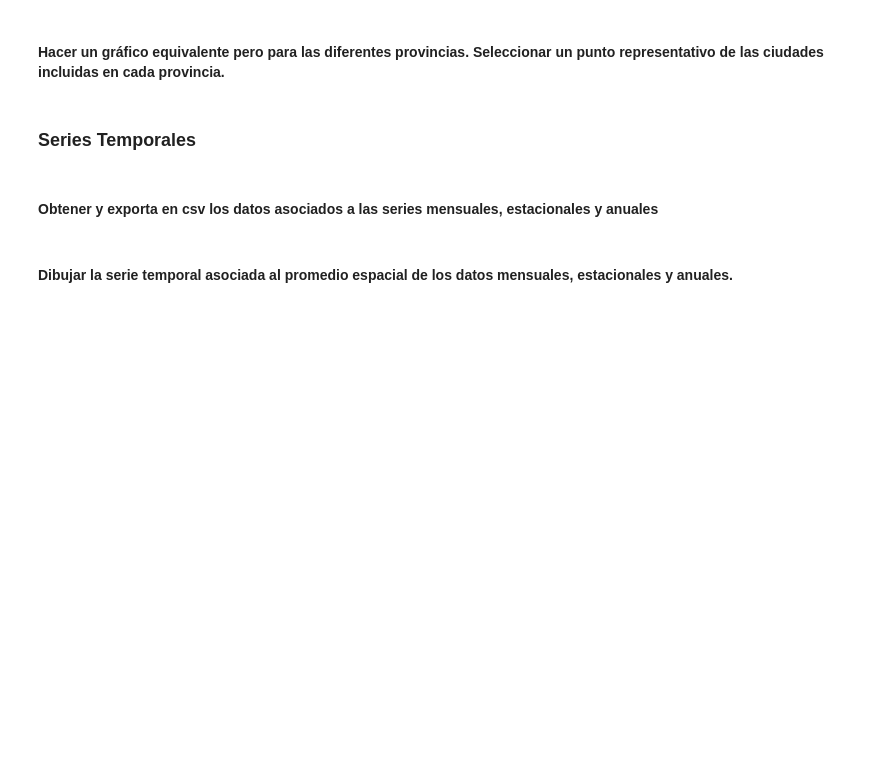
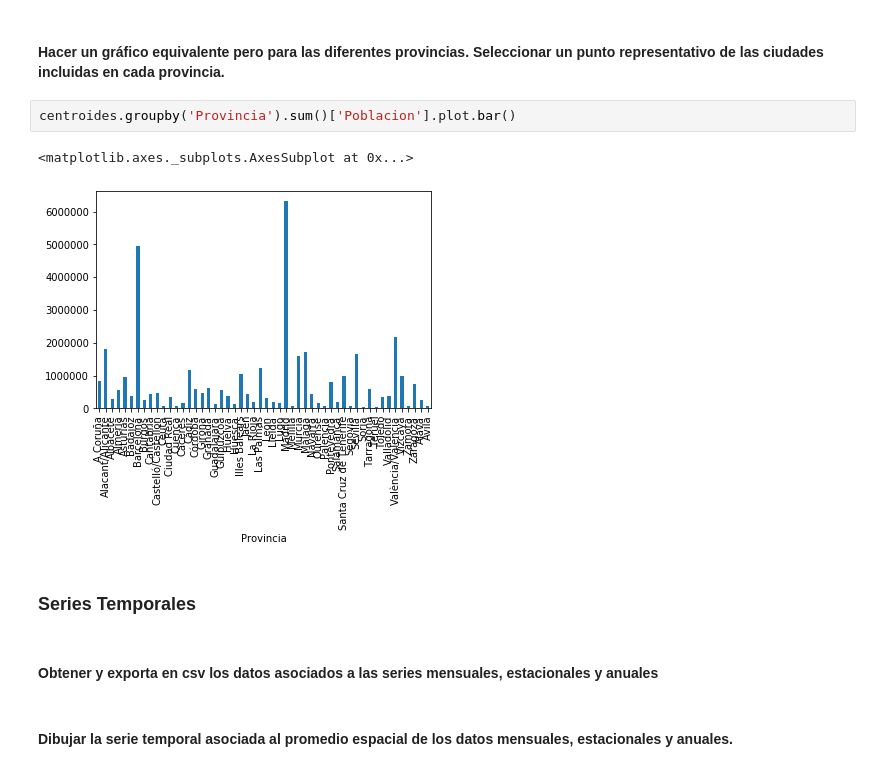
Before and after one commit to davemlz/Master_of_DataScience, a Jupyter notebook: Modelos_de_Datos/Pandas/Tarea Pandas/TareaPandas.ipynb, the cells around one changed output. Drawn from its saved outputs; the diff is of its cells as text; blank space fills up the shorter version.

```diff
--- a/Modelos_de_Datos/Pandas/Tarea Pandas/TareaPandas.ipynb
+++ b/Modelos_de_Datos/Pandas/Tarea Pandas/TareaPandas.ipynb
@@ -107,5 +181,10 @@ cantabria.loc[cantabria['X'].idxmin()]['Municipio']# SITUADO MAS AL OESTE
 # %% [markdown]
 #### Hacer un gráfico equivalente pero para las diferentes provincias. Seleccionar un punto representativo de las ciudades incluidas en cada provincia.
+# %%
+centroides.groupby('Provincia').sum()['Poblacion'].plot.bar()
+# %% [output]
+<matplotlib.axes._subplots.AxesSubplot at 0x...>
+[figure, added]
 # %% [markdown]
 ### Series Temporales
 # %% [markdown]
```
Also changed, not shown: parts of 16 cells of this notebook.
